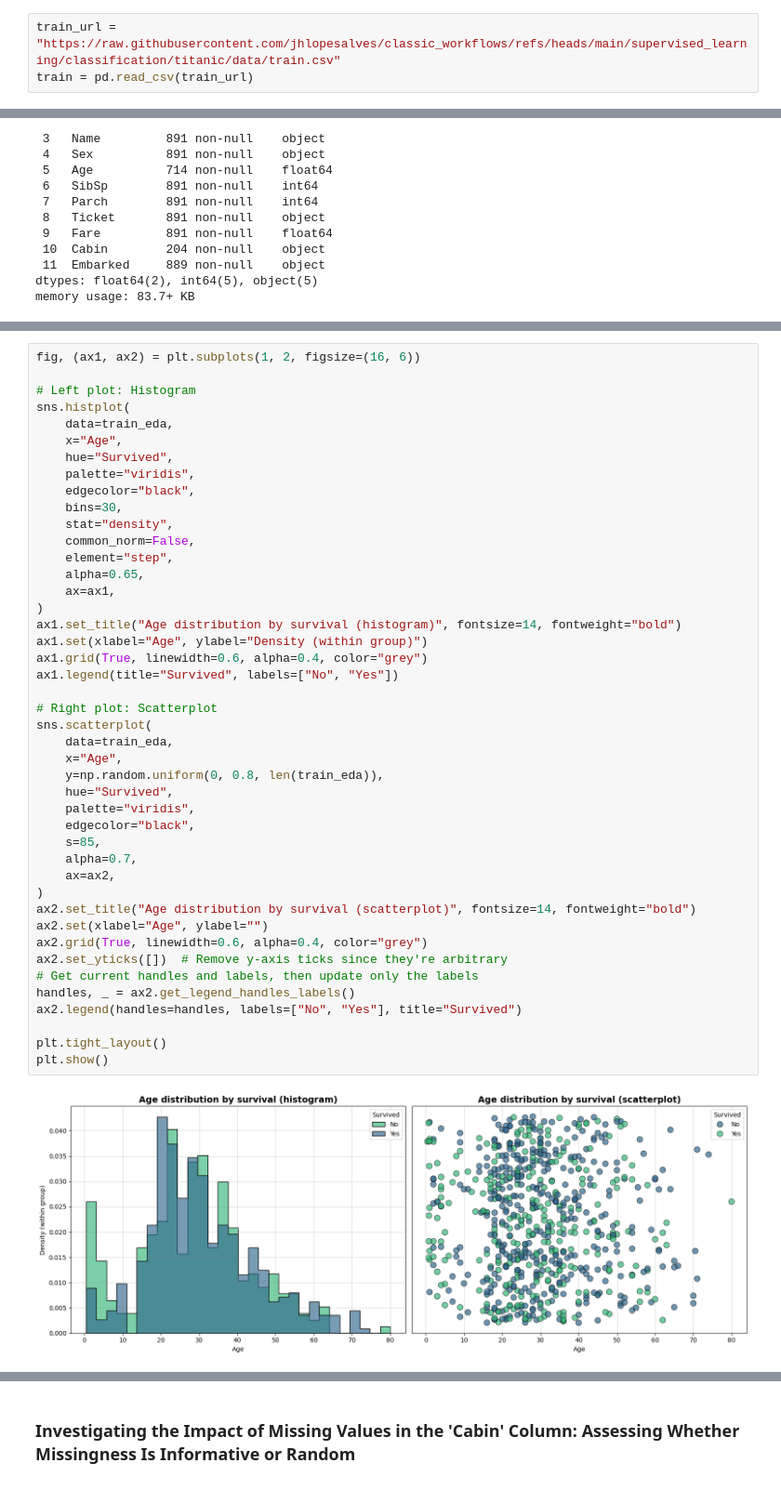
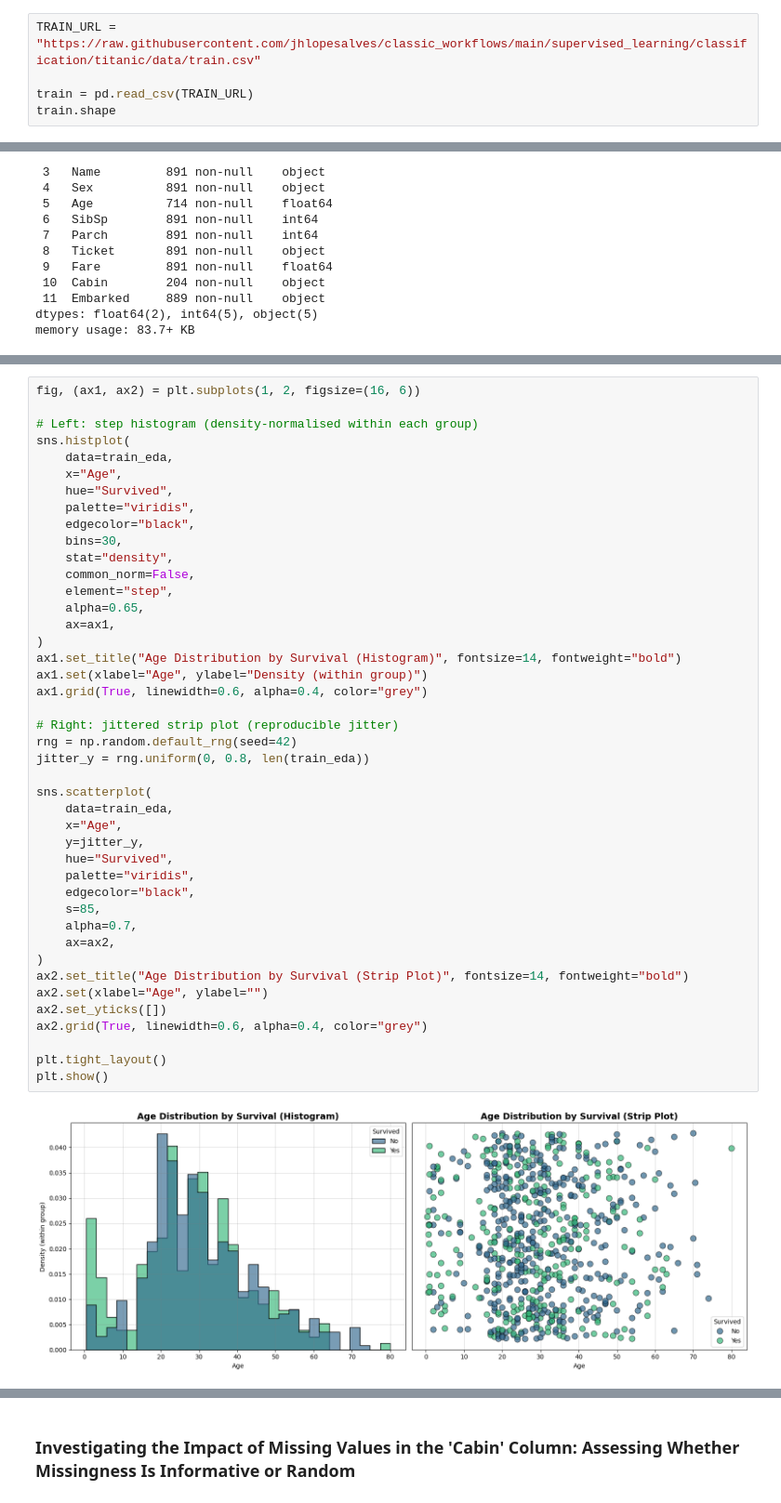
Before and after one commit to jhlopesalves/classic_workflows, a Jupyter notebook: supervised_learning/classification/titanic/titanic.ipynb, the cells around one changed output, grey strips where cells are left out. Shown at 93% size. Cells and saved outputs as stored; diff of their text form.

```diff
--- a/supervised_learning/classification/titanic/titanic.ipynb
+++ b/supervised_learning/classification/titanic/titanic.ipynb
@@ -66,3 +92,5 @@ The training dataset is loaded directly from the GitHub repository, making it ea
 # %%
-train_url = "https://raw.githubusercontent.com/jhlopesalves/classic_workflows/refs/heads/main/supervised_learning/classification/titanic/data/train.csv"
-train = pd.read_csv(train_url)
+TRAIN_URL = "https://raw.githubusercontent.com/jhlopesalves/classic_workflows/main/supervised_learning/classification/titanic/data/train.csv"
+
+train = pd.read_csv(TRAIN_URL)
+train.shape
@@ -216,47 +270,46 @@ plt.show()
 # %%
 fig, (ax1, ax2) = plt.subplots(1, 2, figsize=(16, 6))
 
-# Left plot: Histogram
+# Left: step histogram (density-normalised within each group)
 sns.histplot(
 	data=train_eda,
 	x="Age",
 	hue="Survived",
 	palette="viridis",
 	edgecolor="black",
 	bins=30,
 	stat="density",
 	common_norm=False,
 	element="step",
 	alpha=0.65,
 	ax=ax1,
 )
-ax1.set_title("Age distribution by survival (histogram)", fontsize=14, fontweight="bold")
+ax1.set_title("Age Distribution by Survival (Histogram)", fontsize=14, fontweight="bold")
 ax1.set(xlabel="Age", ylabel="Density (within group)")
 ax1.grid(True, linewidth=0.6, alpha=0.4, color="grey")
-ax1.legend(title="Survived", labels=["No", "Yes"])
 
-# Right plot: Scatterplot
+# Right: jittered strip plot (reproducible jitter)
+rng = np.random.default_rng(seed=42)
+jitter_y = rng.uniform(0, 0.8, len(train_eda))
+
 sns.scatterplot(
 	data=train_eda,
 	x="Age",
-	y=np.random.uniform(0, 0.8, len(train_eda)),
+	y=jitter_y,
 	hue="Survived",
 	palette="viridis",
 	edgecolor="black",
 	s=85,
 	alpha=0.7,
 	ax=ax2,
 )
-ax2.set_title("Age distribution by survival (scatterplot)", fontsize=14, fontweight="bold")
+ax2.set_title("Age Distribution by Survival (Strip Plot)", fontsize=14, fontweight="bold")
 ax2.set(xlabel="Age", ylabel="")
+ax2.set_yticks([])
 ax2.grid(True, linewidth=0.6, alpha=0.4, color="grey")
-ax2.set_yticks([])  # Remove y-axis ticks since they're arbitrary
-# Get current handles and labels, then update only the labels
-handles, _ = ax2.get_legend_handles_labels()
-ax2.legend(handles=handles, labels=["No", "Yes"], title="Survived")
 
 plt.tight_layout()
 plt.show()
 # %% [output]
-[figure, old version]
+[figure, new version]
 # %% [markdown]
```
Also changed, not shown: parts of 70 cells of this notebook, 7 other files.
